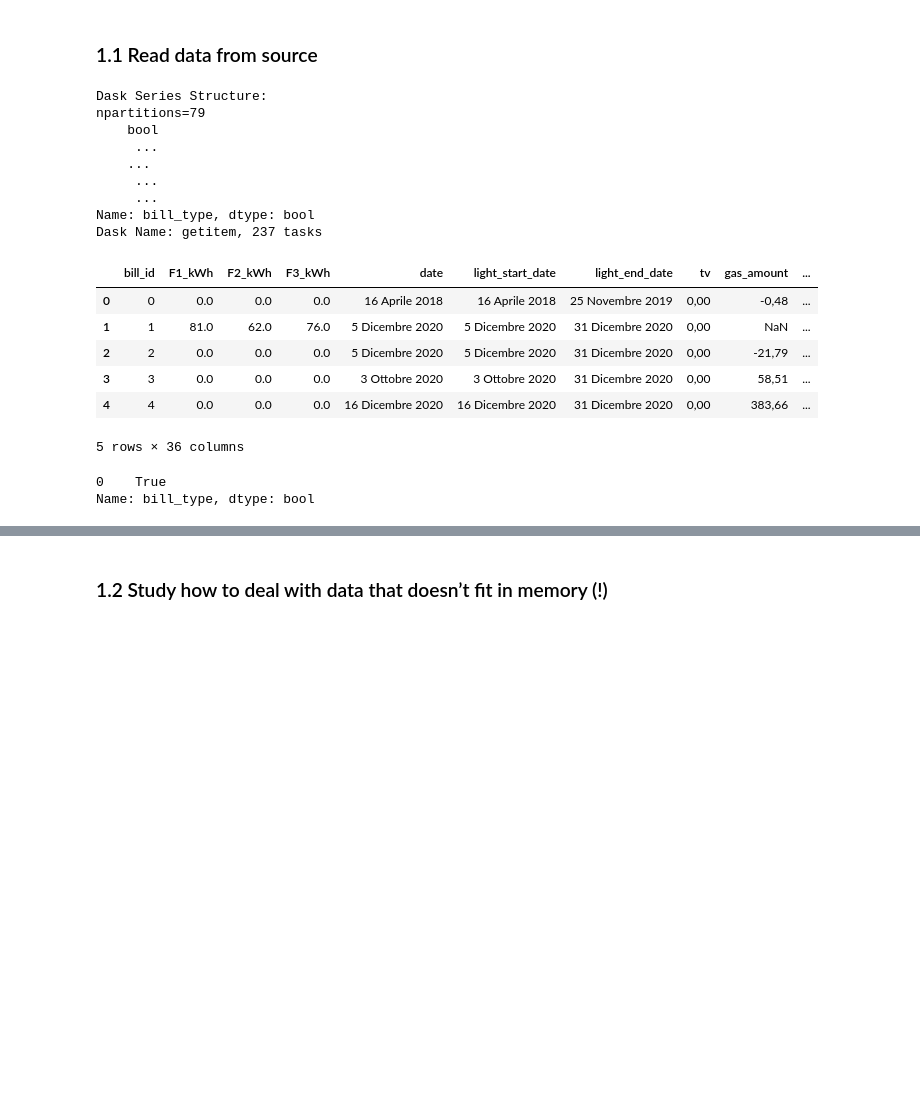
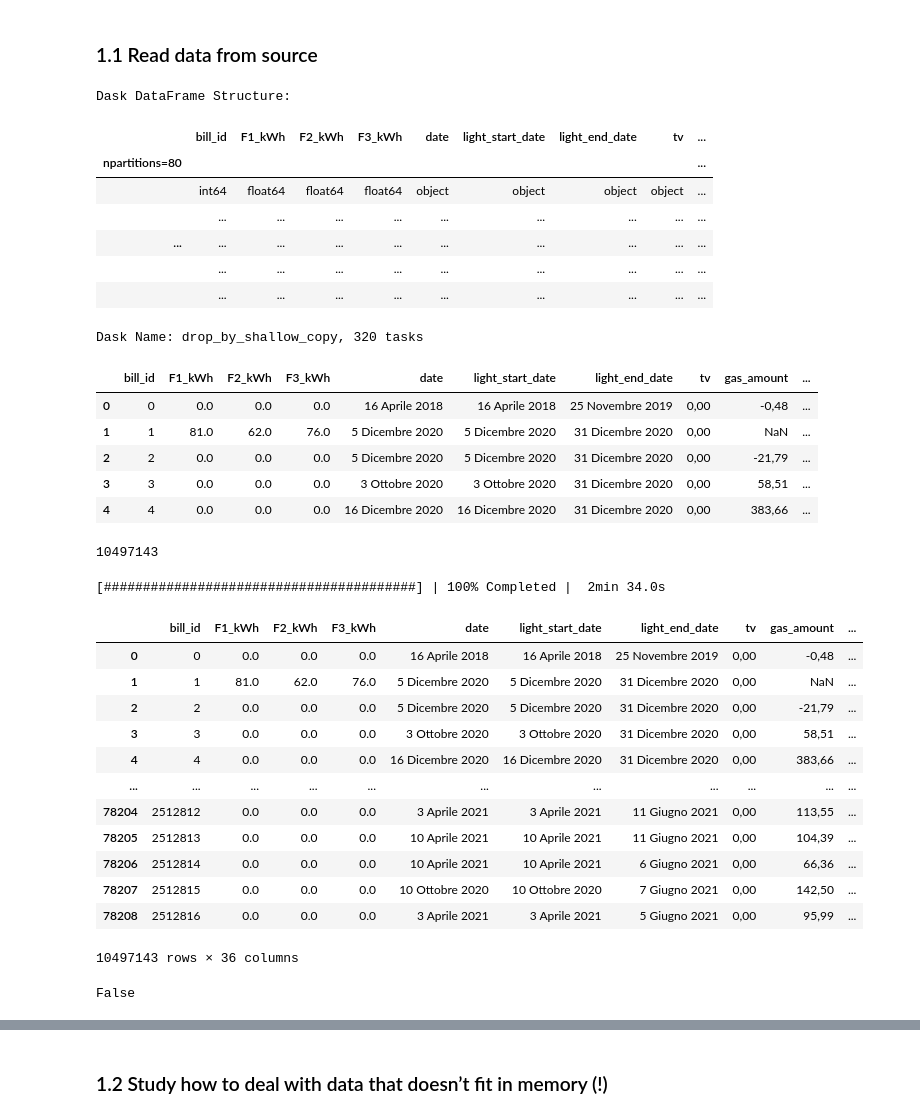
Before and after one commit to DSolerte/DataAnalysis_DaskProject, a Jupyter notebook: BigDataProject_SolerteTrigiante.ipynb, the cells around one changed output, grey strips where cells are left out. Cells and saved outputs as stored; diff of their text form; code cells hidden in the pictures; blank space fills up the shorter version.

```diff
--- a/BigDataProject_SolerteTrigiante.ipynb
+++ b/BigDataProject_SolerteTrigiante.ipynb
@@ -617,27 +607,27 @@ correctTypes= {
 # %%
 #Decomentare la prima o la seconda riga in base al tipo di enviroment
 
-#general = dd.read_csv('/content/invoices.csv', dtype={'billing_frequency': 'string', 'gas_offer': 'string', 'city':'string'}, low_memory=False) #online
-general = dd.read_csv('invoices.csv', dtype={'billing_frequency': 'string', 'gas_offer': 'float64', 'city':'string'}, low_memory=False) #locale
+general = dd.read_csv('/content/invoices.csv', dtype={'billing_frequency': 'string', 'gas_offer': 'string', 'city':'string'}, low_memory=False) #online
+#general = dd.read_csv('invoices.csv', dtype={'billing_frequency': 'string', 'gas_offer': 'float64', 'city':'string'}, low_memory=False) #locale
 utilities = general[['user_code', 'customer_code', 'city', 'address']]
 customers = general[['user_code', 'nominative', 'sex', 'age']]
 invoices = general.drop(labels=['user_code', 'customer_code', 'city', 'address', 'nominative', 'sex', 'age'], axis=1)
 #invoicesNotDerived = invoices.drop(labels=['total_amount', 'howmuch_pay', 'light'], axis=1)
-myBase = BaseDfBench(invoices)
-myBase.df.
+myBaseInvoices = BaseDfBench(invoices)
+myBaseInvoices.df
 #(14,15,29,30,31,32,33,36) mixed type
 # %% [output]
-Dask Series Structure:
-npartitions=79
-    bool
-     ...
-    ...
-     ...
-     ...
-Name: bill_type, dtype: bool
-Dask Name: getitem, 237 tasks
+Dask DataFrame Structure:
+|  | bill_id | F1_kWh | F2_kWh | F3_kWh | date | light_start_date | light_end_date | tv | ... |
+| npartitions=80 |  |  |  |  |  |  |  |  | ... |
+|  | int64 | float64 | float64 | float64 | object | object | object | object | ... |
+|  | ... | ... | ... | ... | ... | ... | ... | ... | ... |
+| ... | ... | ... | ... | ... | ... | ... | ... | ... | ... |
+|  | ... | ... | ... | ... | ... | ... | ... | ... | ... |
+|  | ... | ... | ... | ... | ... | ... | ... | ... | ... |
+Dask Name: drop_by_shallow_copy, 320 tasks
 # %%
-myBase.df.head()
+myBaseInvoices.df.head()
 # %% [output]
 |  | bill_id | F1_kWh | F2_kWh | F3_kWh | date | light_start_date | light_end_date | tv | gas_amount | ... |
 | 0 | 0 | 0.0 | 0.0 | 0.0 | 16 Aprile 2018 | 16 Aprile 2018 | 25 Novembre 2019 | 0,00 | -0,48 | ... |
@@ -645,9 +635,31 @@ myBase.df.head()
 | 2 | 2 | 0.0 | 0.0 | 0.0 | 5 Dicembre 2020 | 5 Dicembre 2020 | 31 Dicembre 2020 | 0,00 | -21,79 | ... |
 | 3 | 3 | 0.0 | 0.0 | 0.0 | 3 Ottobre 2020 | 3 Ottobre 2020 | 31 Dicembre 2020 | 0,00 | 58,51 | ... |
 | 4 | 4 | 0.0 | 0.0 | 0.0 | 16 Dicembre 2020 | 16 Dicembre 2020 | 31 Dicembre 2020 | 0,00 | 383,66 | ... |
-5 rows × 36 columns
-# %%
-myBase.df[myBase.df['bill_type'] == True]['bill_type'].unique().compute()
-# %% [output]
-0    True
-Name: bill_type, dtype: bool
+# %%
+myBaseInvoices.df.shape[0].compute()
+# %% [output]
+10497143
+# %%
+with ProgressBar():
+  invoicesComputedDf = myBaseInvoices.df.compute()
+
+invoicesComputedDf
+# %% [output]
+[########################################] | 100% Completed |  2min 34.0s
+|  | bill_id | F1_kWh | F2_kWh | F3_kWh | date | light_start_date | light_end_date | tv | gas_amount | ... |
+| 0 | 0 | 0.0 | 0.0 | 0.0 | 16 Aprile 2018 | 16 Aprile 2018 | 25 Novembre 2019 | 0,00 | -0,48 | ... |
+| 1 | 1 | 81.0 | 62.0 | 76.0 | 5 Dicembre 2020 | 5 Dicembre 2020 | 31 Dicembre 2020 | 0,00 | NaN | ... |
+| 2 | 2 | 0.0 | 0.0 | 0.0 | 5 Dicembre 2020 | 5 Dicembre 2020 | 31 Dicembre 2020 | 0,00 | -21,79 | ... |
+| 3 | 3 | 0.0 | 0.0 | 0.0 | 3 Ottobre 2020 | 3 Ottobre 2020 | 31 Dicembre 2020 | 0,00 | 58,51 | ... |
+| 4 | 4 | 0.0 | 0.0 | 0.0 | 16 Dicembre 2020 | 16 Dicembre 2020 | 31 Dicembre 2020 | 0,00 | 383,66 | ... |
+| ... | ... | ... | ... | ... | ... | ... | ... | ... | ... | ... |
+| 78204 | 2512812 | 0.0 | 0.0 | 0.0 | 3 Aprile 2021 | 3 Aprile 2021 | 11 Giugno 2021 | 0,00 | 113,55 | ... |
+| 78205 | 2512813 | 0.0 | 0.0 | 0.0 | 10 Aprile 2021 | 10 Aprile 2021 | 11 Giugno 2021 | 0,00 | 104,39 | ... |
+| 78206 | 2512814 | 0.0 | 0.0 | 0.0 | 10 Aprile 2021 | 10 Aprile 2021 | 6 Giugno 2021 | 0,00 | 66,36 | ... |
+| 78207 | 2512815 | 0.0 | 0.0 | 0.0 | 10 Ottobre 2020 | 10 Ottobre 2020 | 7 Giugno 2021 | 0,00 | 142,50 | ... |
+| 78208 | 2512816 | 0.0 | 0.0 | 0.0 | 3 Aprile 2021 | 3 Aprile 2021 | 5 Giugno 2021 | 0,00 | 95,99 | ... |
+10497143 rows × 36 columns
+# %%
+invoicesComputedDf.index.is_unique
+# %% [output]
+False
```
Also changed, not shown: parts of 13 cells of this notebook.
